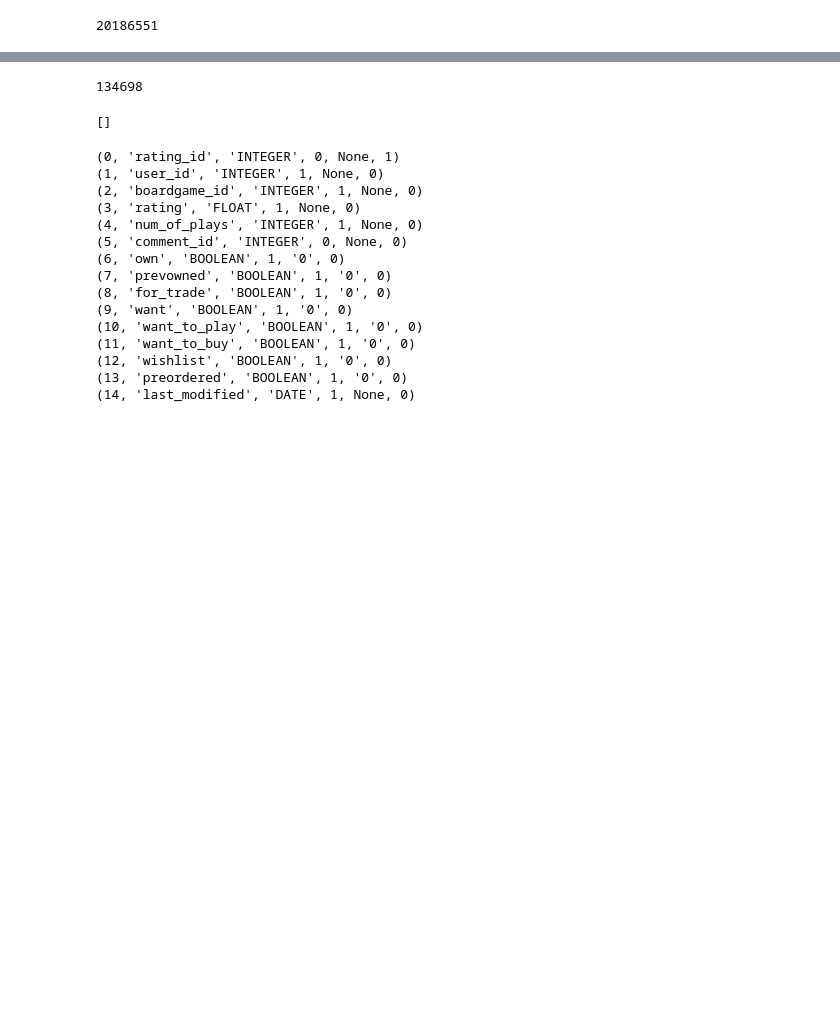
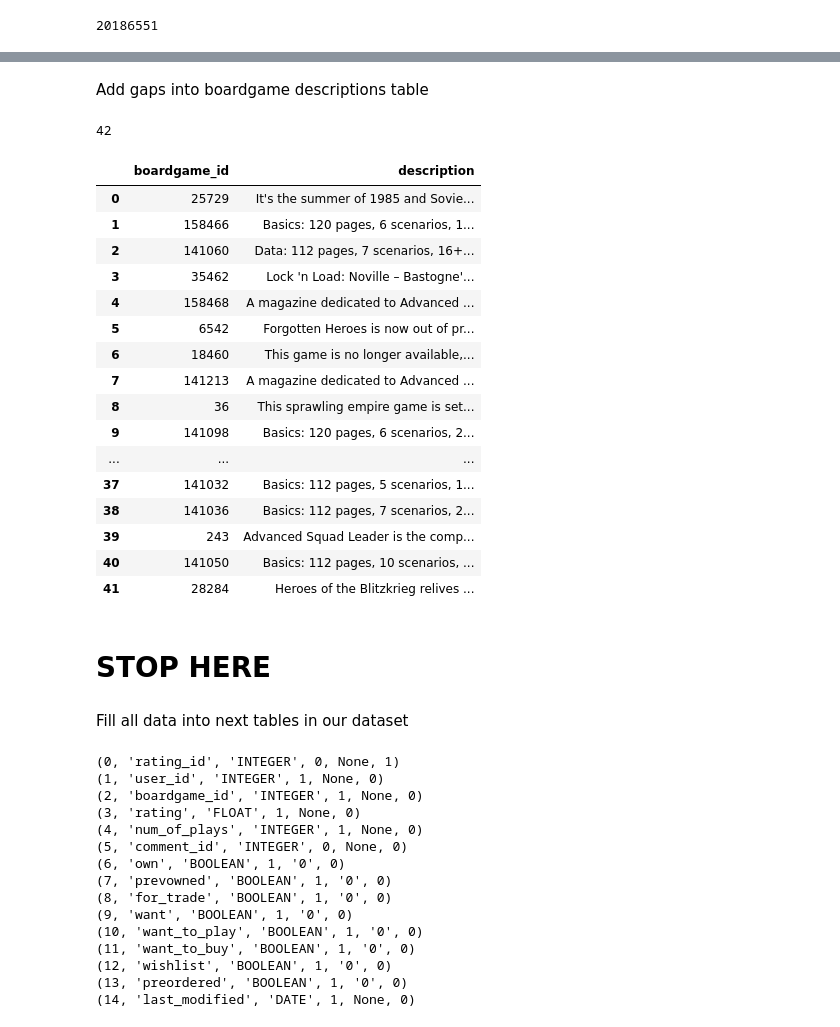
Before and after one commit to Fedorov-Nikita/Board-Game-Scraper, a Jupyter notebook: bgg_prepare_for_database.ipynb, the cells around one changed output, grey strips where cells are left out. Cells and saved outputs as stored; diff of their text form; code cells hidden in the pictures; blank space fills up the shorter version.

Commit message:
[+] fill gap in descriptions info database

```diff
--- a/bgg_prepare_for_database.ipynb
+++ b/bgg_prepare_for_database.ipynb
@@ -1372,6 +1370,10 @@ Fill all data into 'descriptions' and all next tables in our dataset
+# %% [markdown]
+Add gaps into boardgame descriptions table
+# %%
+ PATH_TO_DB = '../Board-Game-Data/board_games.sqlite'
 # %%
 # connect to the database
-conn = sqlite3.connect('../Board-Game-Data/board_game_database.db')
+conn = sqlite3.connect(PATH_TO_DB)
 
 # create a cursor object
 cursor = conn.cursor()
@@ -1388,6 +1390,9 @@ for row in rows:
 
 cursor.execute('''
         SELECT boardgame_id
+        FROM boardgames
+        EXCEPT
+        SELECT boardgame_id
         FROM descriptions
         ''')
 data = cursor.fetchall()
@@ -1396,8 +1401,31 @@ conn.close()
 
 len(data)
 # %% [output]
-134698
+42
 # %%
-data
+ids = []
+
+for i in data:
+    ids.append(str(i[0]))
-# %% [output]
-[]
+# %%
+x = pd.read_feather('../add_bg.feather')
+# %%
+x[x.boardgame_id.isin(ids)][['boardgame_id', 'description']]
+# %% [output]
+|  | boardgame_id | description |
+| 0 | 25729 | It's the summer of 1985 and Sovie... |
+| 1 | 158466 | Basics: 120 pages, 6 scenarios, 1... |
+| 2 | 141060 | Data: 112 pages, 7 scenarios, 16+... |
+| 3 | 35462 | Lock 'n Load: Noville – Bastogne'... |
+| 4 | 158468 | A magazine dedicated to Advanced ... |
+| 5 | 6542 | Forgotten Heroes is now out of pr... |
+| 6 | 18460 | This game is no longer available,... |
+| 7 | 141213 | A magazine dedicated to Advanced ... |
+| 8 | 36 | This sprawling empire game is set... |
+| 9 | 141098 | Basics: 120 pages, 6 scenarios, 2... |
+| ... | ... | ... |
+| 37 | 141032 | Basics: 112 pages, 5 scenarios, 1... |
+| 38 | 141036 | Basics: 112 pages, 7 scenarios, 2... |
+| 39 | 243 | Advanced Squad Leader is the comp... |
+| 40 | 141050 | Basics: 112 pages, 10 scenarios, ... |
+| 41 | 28284 | Heroes of the Blitzkrieg relives ... |
@@ -1404,3 +1450,7 @@ data
+# %% [markdown]
+# STOP HERE
+# %% [markdown]
+Fill all data into next tables in our dataset
 # %%
 # connect to the database
 conn = sqlite3.connect('../Board-Game-Data/board_game_database.db')
```
Also changed, not shown: parts of 5 cells of this notebook.
